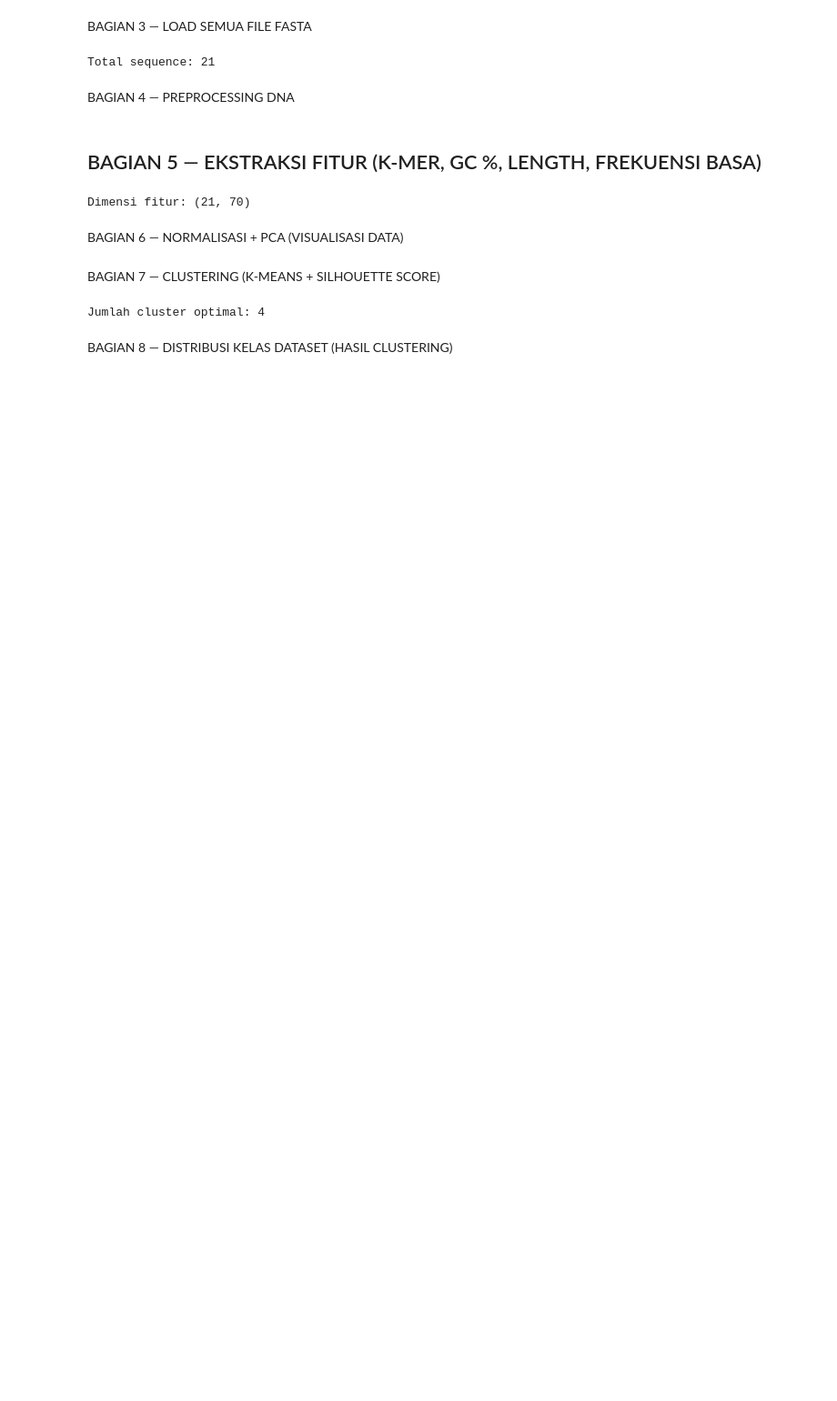
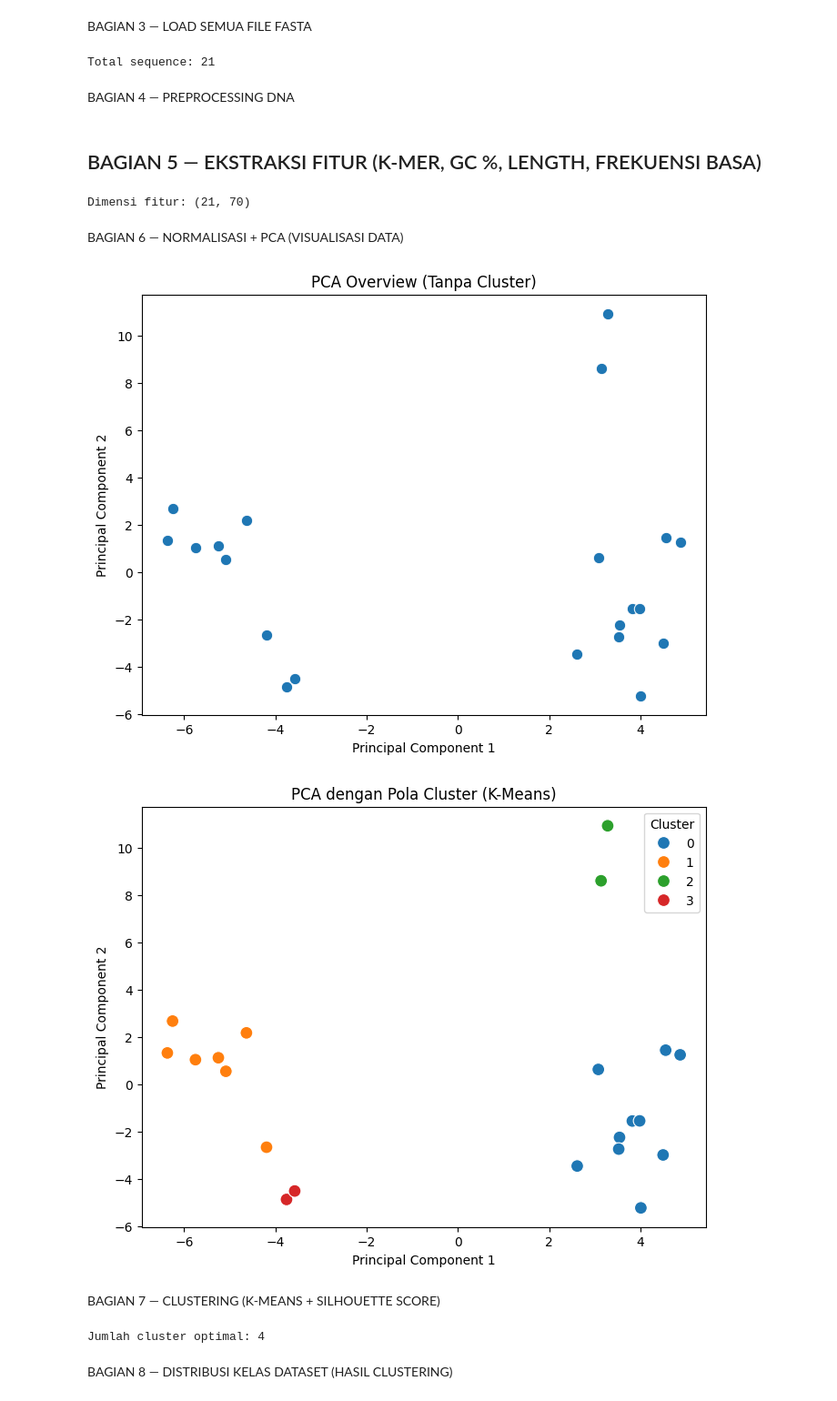
Before and after one commit to febryandrias/tugas-akhir-bioinformatika, a Jupyter notebook: Tugas_Besar_Bioinformatika.ipynb, the cells around one changed output. Shown: that part at 91% size. Saved outputs shown, nothing was run; the diff lists cells and outputs as text; code cells hidden in the pictures; blank space fills up the shorter version.

```diff
--- a/Tugas_Besar_Bioinformatika.ipynb
+++ b/Tugas_Besar_Bioinformatika.ipynb
@@ -142,3 +134,55 @@ df["PC2"] = X_pca[:,1]
+# %%
+# ================================================================
+# 6. NORMALISASI & PCA (OVERVIEW & POLA CLUSTER)
+# ================================================================
+
+from sklearn.preprocessing import StandardScaler
+from sklearn.decomposition import PCA
+import matplotlib.pyplot as plt
+import seaborn as sns
+
+# ---------------- NORMALISASI ----------------
+scaler = StandardScaler()
+X_scaled = scaler.fit_transform(X)
+
+# ---------------- PCA ----------------
+pca = PCA(n_components=2)
+X_pca = pca.fit_transform(X_scaled)
+
+df["PC1"] = X_pca[:, 0]
+df["PC2"] = X_pca[:, 1]
+
+# ---------------- PCA OVERVIEW ----------------
+plt.figure(figsize=(8,6))
+sns.scatterplot(
+    data=df,
+    x="PC1",
+    y="PC2",
+    s=80
+)
+plt.title("PCA Overview (Tanpa Cluster)")
+plt.xlabel("Principal Component 1")
+plt.ylabel("Principal Component 2")
+plt.show()
+
+# ---------------- PCA + CLUSTER ----------------
+plt.figure(figsize=(8,6))
+sns.scatterplot(
+    data=df,
+    x="PC1",
+    y="PC2",
+    hue="cluster",
+    palette="tab10",
+    s=100
+)
+plt.title("PCA dengan Pola Cluster (K-Means)")
+plt.xlabel("Principal Component 1")
+plt.ylabel("Principal Component 2")
+plt.legend(title="Cluster")
+plt.show()
+# %% [output]
+[figure, added]
+[figure, added]
 # %% [markdown]
 BAGIAN 7 — CLUSTERING (K-MEANS + SILHOUETTE SCORE)
 # %%
```
Also changed, not shown: parts of 10 cells of this notebook.
